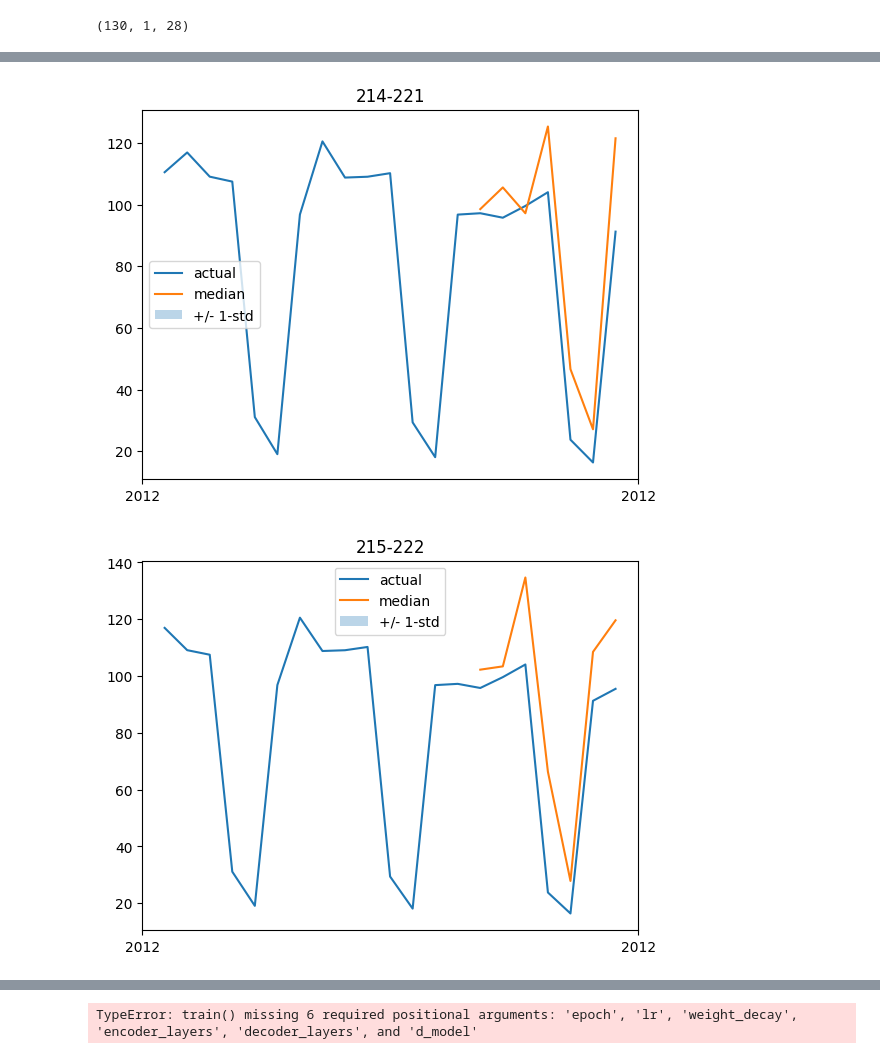
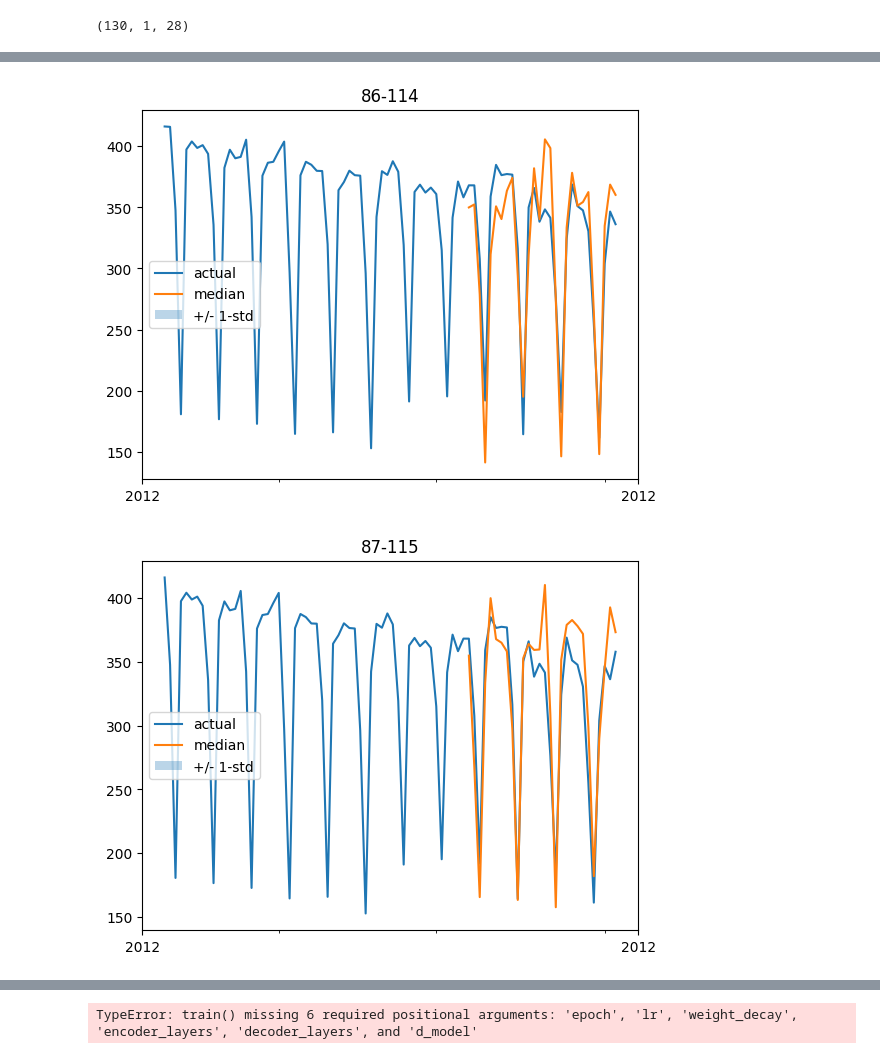
Before and after one commit to DenardYap/time-series-forecasting, a Jupyter notebook: src/playground/transformer_playground_electric_28.ipynb, the cells around one changed output, grey strips where cells are left out. Drawn from its saved outputs; the diff is of its cells as text; code cells hidden in the pictures.

```diff
--- a/src/playground/transformer_playground_electric_28.ipynb
+++ b/src/playground/transformer_playground_electric_28.ipynb
@@ -1464,11 +1414,13 @@ print(len(vanilla_forecasts))
 # %%
 # plot_randomly(vanilla_forecasts_ev)
 
-plot(213, vanilla_forecasts_ev)
-plot(214, vanilla_forecasts_ev)
-plot(215, vanilla_forecasts_ev)
-plot(216, vanilla_forecasts_ev)
-plot(217, vanilla_forecasts_ev)
-plot(218, vanilla_forecasts_ev)
-plot(219, vanilla_forecasts_ev)
+plot(85, vanilla_forecasts_ev)
+plot(86, vanilla_forecasts_ev)
+plot(87, vanilla_forecasts_ev)
+plot(88, vanilla_forecasts_ev)
+plot(89, vanilla_forecasts_ev)
+plot(90, vanilla_forecasts_ev)
+plot(91, vanilla_forecasts_ev)
+plot(92, vanilla_forecasts_ev)
+plot(93, vanilla_forecasts_ev)
 # %% [output]
@@ -1476,2 +1428,2 @@ plot(219, vanilla_forecasts_ev)
-[figure, old version]
+[figure, new version]
-[figure, old version]
+[figure, new version]
```
Also changed, not shown: parts of 12 cells of this notebook, 8 other files.
